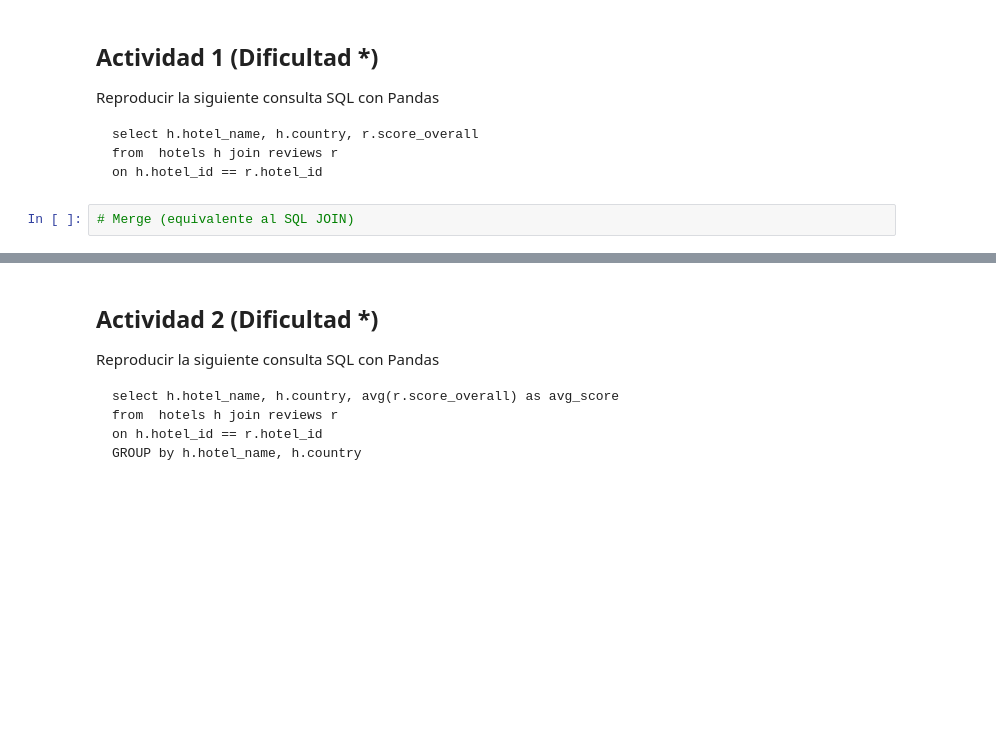
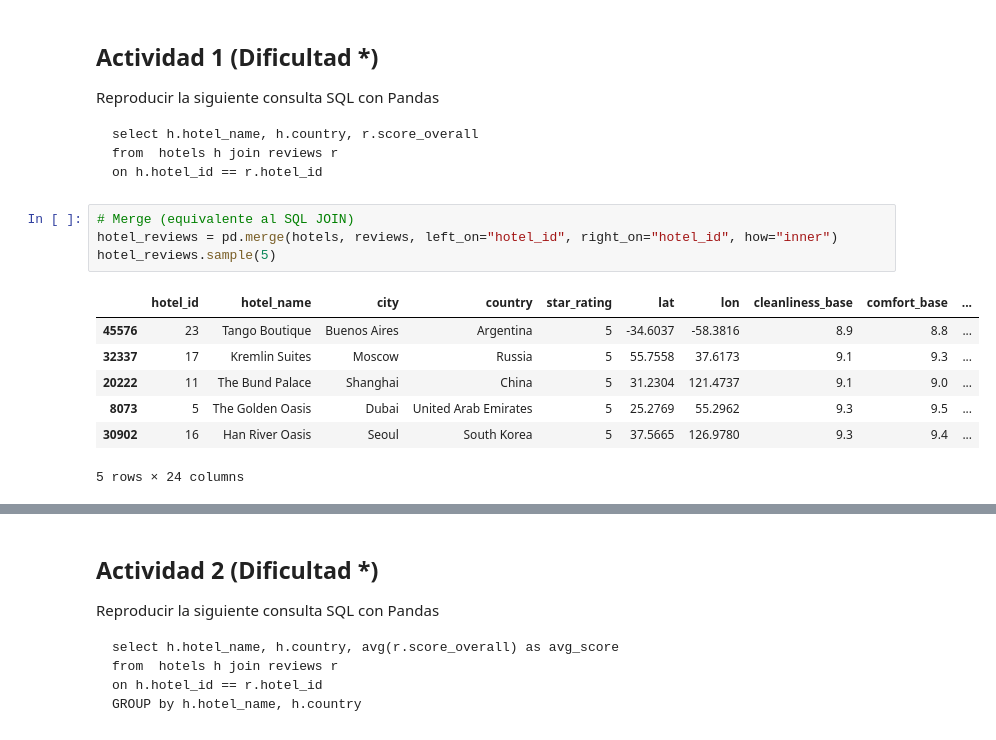
Before and after one commit to GermanStanzione/TT-2C2025-Data-Analitycs-Notebooks, a Jupyter notebook: Clase_8/Mia/Clase_08_NB1_Cat_Merge_Join.ipynb, the cells around one changed output, grey strips where cells are left out. Cells and saved outputs as stored; diff of their text form; blank space fills up the shorter version.

````diff
--- a/Clase_8/Mia/Clase_08_NB1_Cat_Merge_Join.ipynb
+++ b/Clase_8/Mia/Clase_08_NB1_Cat_Merge_Join.ipynb
@@ -118,5 +226,15 @@ on h.hotel_id == r.hotel_id
 ```
 # %%
 # Merge (equivalente al SQL JOIN)
+hotel_reviews = pd.merge(hotels, reviews, left_on="hotel_id", right_on="hotel_id", how="inner")
+hotel_reviews.sample(5)
+# %% [output]
+|  | hotel_id | hotel_name | city | country | star_rating | lat | lon | cleanliness_base | comfort_base | ... |
+| 45576 | 23 | Tango Boutique | Buenos Aires | Argentina | 5 | -34.6037 | -58.3816 | 8.9 | 8.8 | ... |
+| 32337 | 17 | Kremlin Suites | Moscow | Russia | 5 | 55.7558 | 37.6173 | 9.1 | 9.3 | ... |
+| 20222 | 11 | The Bund Palace | Shanghai | China | 5 | 31.2304 | 121.4737 | 9.1 | 9.0 | ... |
+| 8073 | 5 | The Golden Oasis | Dubai | United Arab Emirates | 5 | 25.2769 | 55.2962 | 9.3 | 9.5 | ... |
+| 30902 | 16 | Han River Oasis | Seoul | South Korea | 5 | 37.5665 | 126.9780 | 9.3 | 9.4 | ... |
+5 rows × 24 columns
 # %%
 # Seleccionamos solo las columnas que nos solicitan
````
Also changed, not shown: parts of 17 cells of this notebook.
